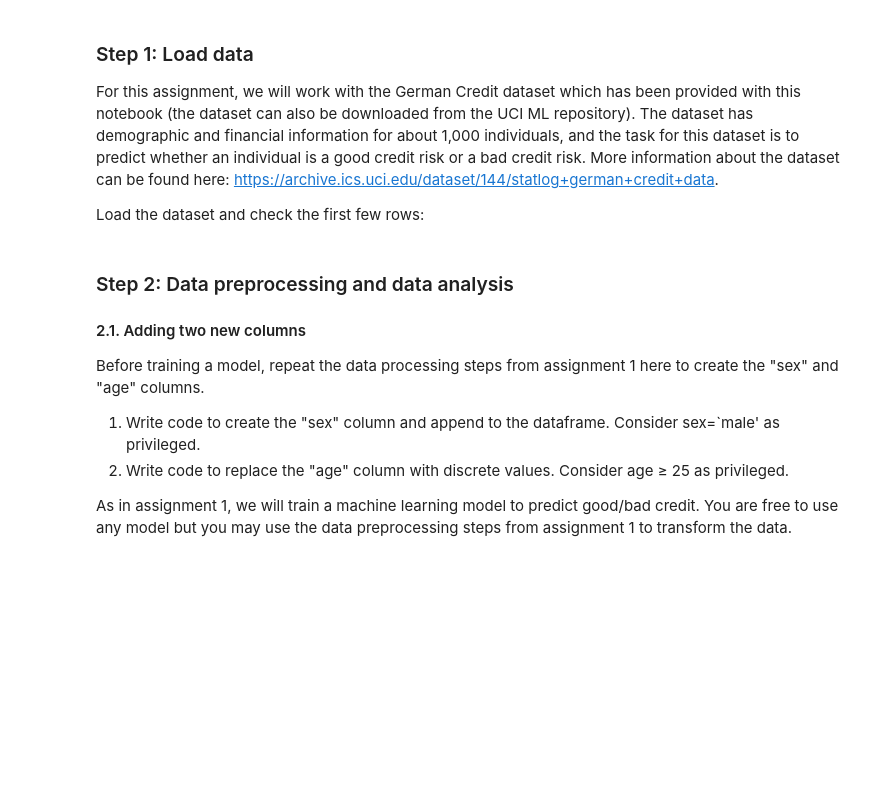
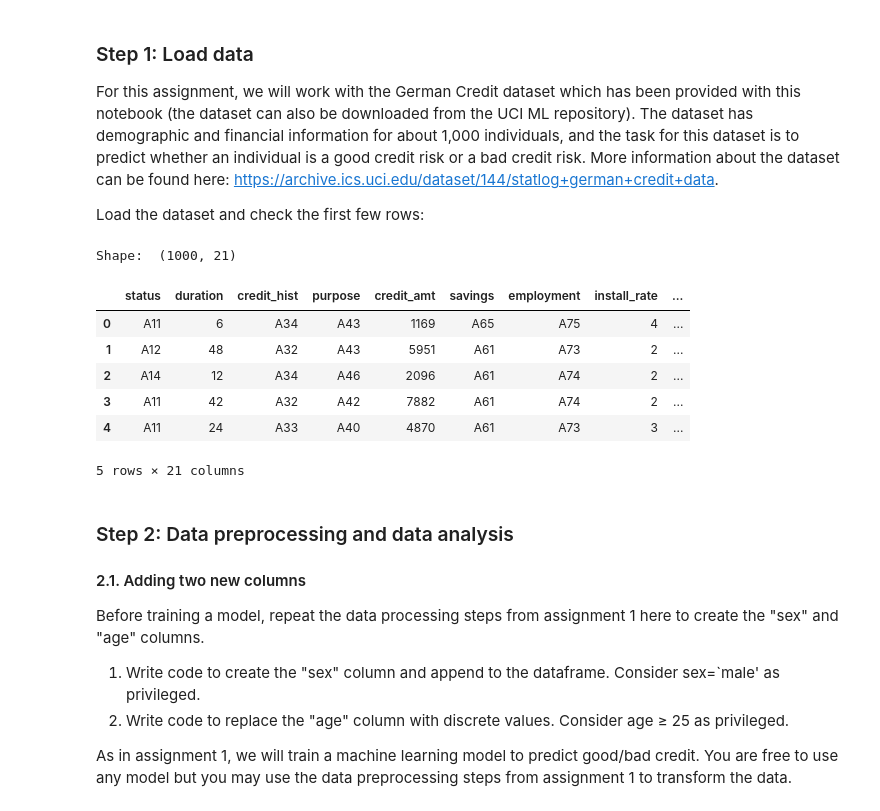
Before and after one commit to YHWOO13/PURDUE-2024-SPRING, a Jupyter notebook: CNIT581_RDM/Assignment2/YHWOO_assignment-2.ipynb, the cells around one changed output. Drawn from its saved outputs; the diff is of its cells as text; code cells hidden in the pictures; blank space fills up the shorter version.

```diff
--- a/CNIT581_RDM/Assignment2/YHWOO_assignment-2.ipynb
+++ b/CNIT581_RDM/Assignment2/YHWOO_assignment-2.ipynb
@@ -35,12 +39,21 @@ Load the dataset and check the first few rows:
 # %%
 cols = ['status', 'duration', 'credit_hist', 'purpose', 'credit_amt', 'savings', 'employment',\
             'install_rate', 'personal_status', 'debtors', 'residence', 'property', 'age', 'install_plans',\
             'housing', 'num_credits', 'job', 'num_liable', 'telephone', 'foreign_worker', 'credit']
-data_df = pd.read_table('german.data', names=cols, sep=" ", index_col=False)
+data_df = pd.read_table('D:\DOWNLOAD\statlog+german+credit+data/german.data', names=cols, sep=" ", index_col=False)
 y = data_df['credit']
 
 print("Shape: ", data_df.shape)
 data_df.head(5)
+# %% [output]
+Shape:  (1000, 21)
+|  | status | duration | credit_hist | purpose | credit_amt | savings | employment | install_rate | ... |
+| 0 | A11 | 6 | A34 | A43 | 1169 | A65 | A75 | 4 | ... |
+| 1 | A12 | 48 | A32 | A43 | 5951 | A61 | A73 | 2 | ... |
+| 2 | A14 | 12 | A34 | A46 | 2096 | A61 | A74 | 2 | ... |
+| 3 | A11 | 42 | A32 | A42 | 7882 | A61 | A74 | 2 | ... |
+| 4 | A11 | 24 | A33 | A40 | 4870 | A61 | A73 | 3 | ... |
+5 rows × 21 columns
 # %% [markdown]
 ### Step 2: Data preprocessing and data analysis
 
```
Also changed, not shown: parts of 29 cells of this notebook.
